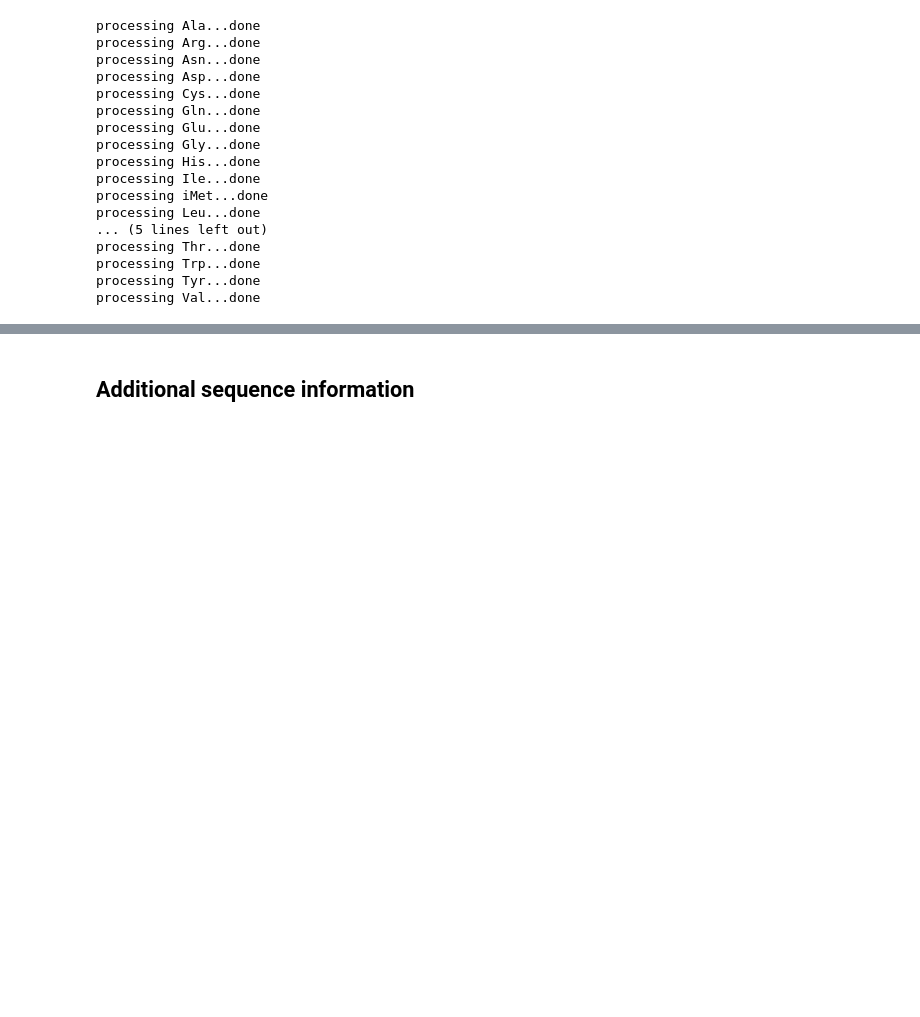
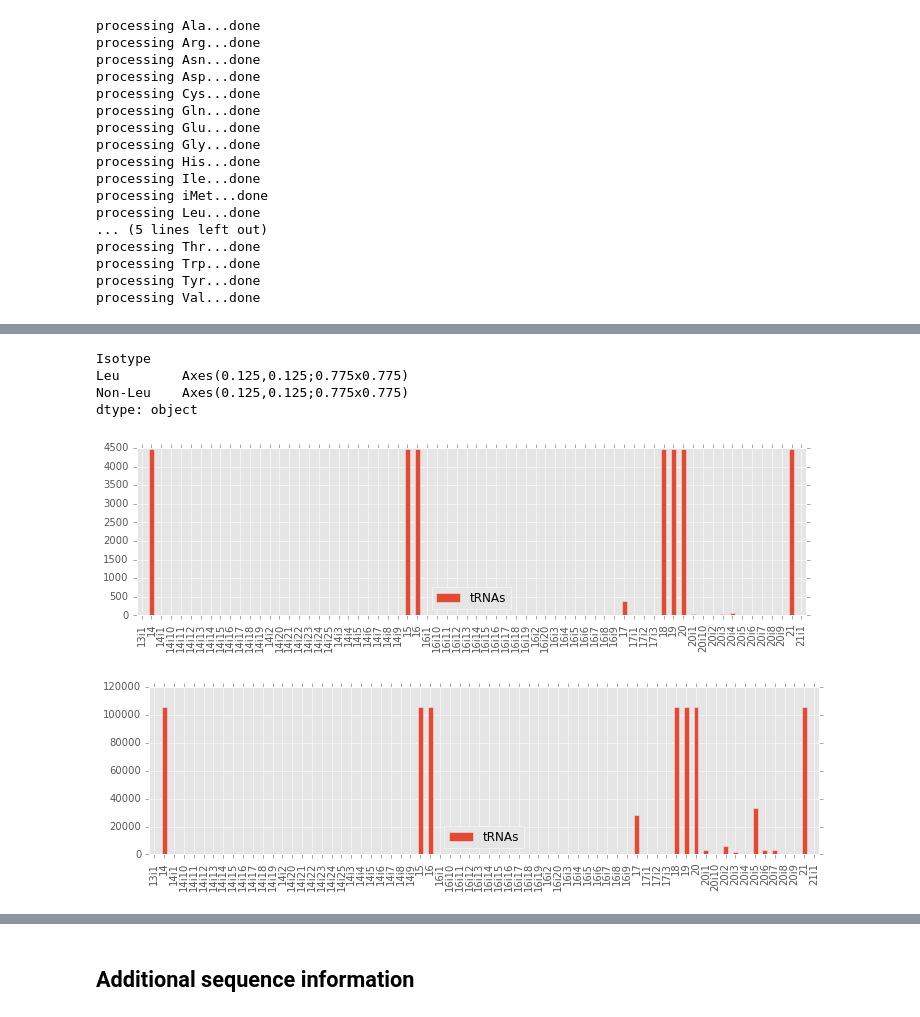
Before and after one commit to bylin/euk-features, a Jupyter notebook: notebooks/euk-tRNAs.ipynb, the cells around one changed output, grey strips where cells are left out. Saved outputs shown, nothing was run; the diff lists cells and outputs as text; code cells hidden in the pictures; blank space fills up the shorter version.

```diff
--- a/notebooks/euk-tRNAs.ipynb
+++ b/notebooks/euk-tRNAs.ipynb
@@ -227,0 +307,19 @@ processing Val...done
+# %%
+mpl.rcParams['figure.figsize'] = (12, 3)
+# %%
+df = pd.melt(identities[dloop_cols + ['seqname', 'isotype']], id_vars=['seqname', 'isotype'])
+df = df[(df.value != ".") & (df.value != "-")]
+counts = pd.Series(Counter([x for x in df[(df.isotype == "Leu")].variable]), index=dloop_cols)
+counts = pd.DataFrame({"Position": counts.index, 'tRNAs': counts, 'Isotype': "Leu"})
+counts2 = pd.Series(Counter([x for x in df[(df.isotype != "Leu")].variable]), index=dloop_cols)
+
+counts = counts.append(pd.DataFrame({"Position": counts2.index, 'tRNAs': counts2, 'Isotype': "Non-Leu"}))
+counts.fillna(0)
+counts.groupby('Isotype').plot(kind='bar')
+# %% [output]
+Isotype
+Leu        Axes(0.125,0.125;0.775x0.775)
+Non-Leu    Axes(0.125,0.125;0.775x0.775)
+dtype: object
+[figure, added]
+[figure, added]
```
Also changed, not shown: parts of 29 cells of this notebook.
